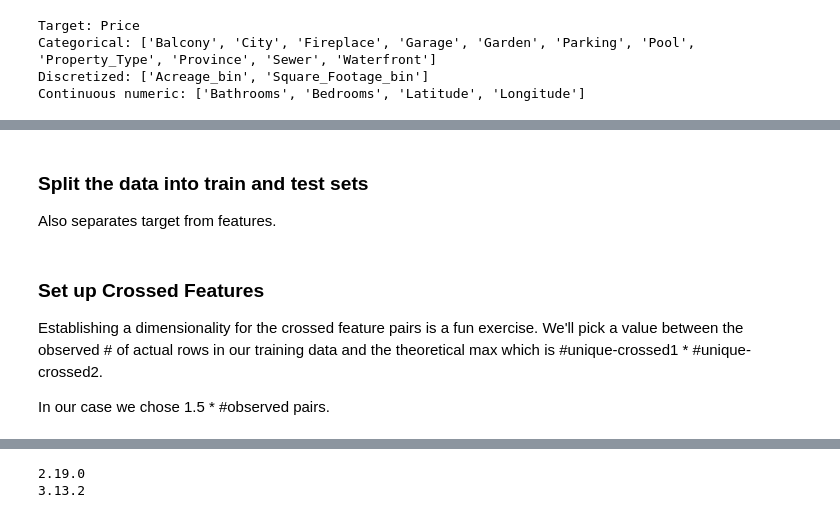
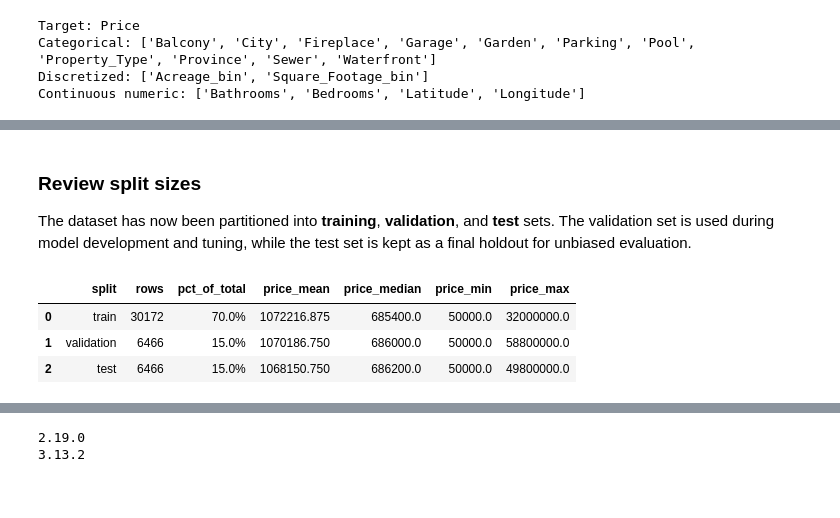
Before and after one commit to kdmatsson/CS-7324-Machine-Learning-in-Python, a Jupyter notebook: Lab_5_Folder/Lab_5.ipynb, the cells around one changed output, grey strips where cells are left out. Cells and saved outputs as stored; diff of their text form; code cells hidden in the pictures.

```diff
--- a/Lab_5_Folder/Lab_5.ipynb
+++ b/Lab_5_Folder/Lab_5.ipynb
@@ -649,4 +399,0 @@ df_model["Longitude_bin"] = pd.qcut(
-# %% [markdown]
-### Split the data into train and test sets
-
-Also separates target from features.
@@ -670,8 +400,45 @@ X_train, X_test, y_train, y_test = train_test_split(
-# %% [markdown]
-### Set up Crossed Features
-
-Establishing a dimensionality for the crossed feature pairs is a fun exercise.
-We'll pick a value between the observed # of actual rows in our training data
-and the theoretical max which is #unique-crossed1 * #unique-crossed2.
-
-In our case we chose 1.5 * #observed pairs.
+# %%
+# Bin latitude/longitude using training-derived quantile edges so we can cross
+# them as a proxy for neighborhood/location effects.
+for col in ["Latitude", "Longitude"]:
+    _, bin_edges = pd.qcut(
+        X_train[col], q=30, labels=False, retbins=True, duplicates="drop"
+    )
+    bin_edges = np.unique(bin_edges)
+    bin_edges[0] = -np.inf
+    bin_edges[-1] = np.inf
+
+    X_train[f"{col}_bin"] = pd.cut(
+        X_train[col], bins=bin_edges, labels=False, include_lowest=True
+    ).astype("int64")
+    X_val[f"{col}_bin"] = pd.cut(
+        X_val[col], bins=bin_edges, labels=False, include_lowest=True
+    ).astype("int64")
+    X_test[f"{col}_bin"] = pd.cut(
+        X_test[col], bins=bin_edges, labels=False, include_lowest=True
+    ).astype("int64")
+# %% [markdown]
+### Review split sizes
+
+The dataset has now been partitioned into **training**, **validation**, and **test** sets.
+The validation set is used during model development and tuning, while the test set is kept as a final holdout for unbiased evaluation.
+# %%
+split_summary = pd.DataFrame(
+    {
+        "split": ["train", "validation", "test"],
+        "rows": [len(X_train), len(X_val), len(X_test)],
+        "pct_of_total": [len(X_train) / len(X), len(X_val) / len(X), len(X_test) / len(X)],
+        "price_mean": [y_train.mean(), y_val.mean(), y_test.mean()],
+        "price_median": [y_train.median(), y_val.median(), y_test.median()],
+        "price_min": [y_train.min(), y_val.min(), y_test.min()],
+        "price_max": [y_train.max(), y_val.max(), y_test.max()],
+    }
+)
+
+split_summary["pct_of_total"] = split_summary["pct_of_total"].map(lambda v: f"{v:.1%}")
+display(split_summary)
+# %% [output]
+|  | split | rows | pct_of_total | price_mean | price_median | price_min | price_max |
+| 0 | train | 30172 | 70.0% | 1072216.875 | 685400.0 | 50000.0 | 32000000.0 |
+| 1 | validation | 6466 | 15.0% | 1070186.750 | 686000.0 | 50000.0 | 58800000.0 |
+| 2 | test | 6466 | 15.0% | 1068150.750 | 686200.0 | 50000.0 | 49800000.0 |
```
Also changed, not shown: parts of 54 cells of this notebook.
